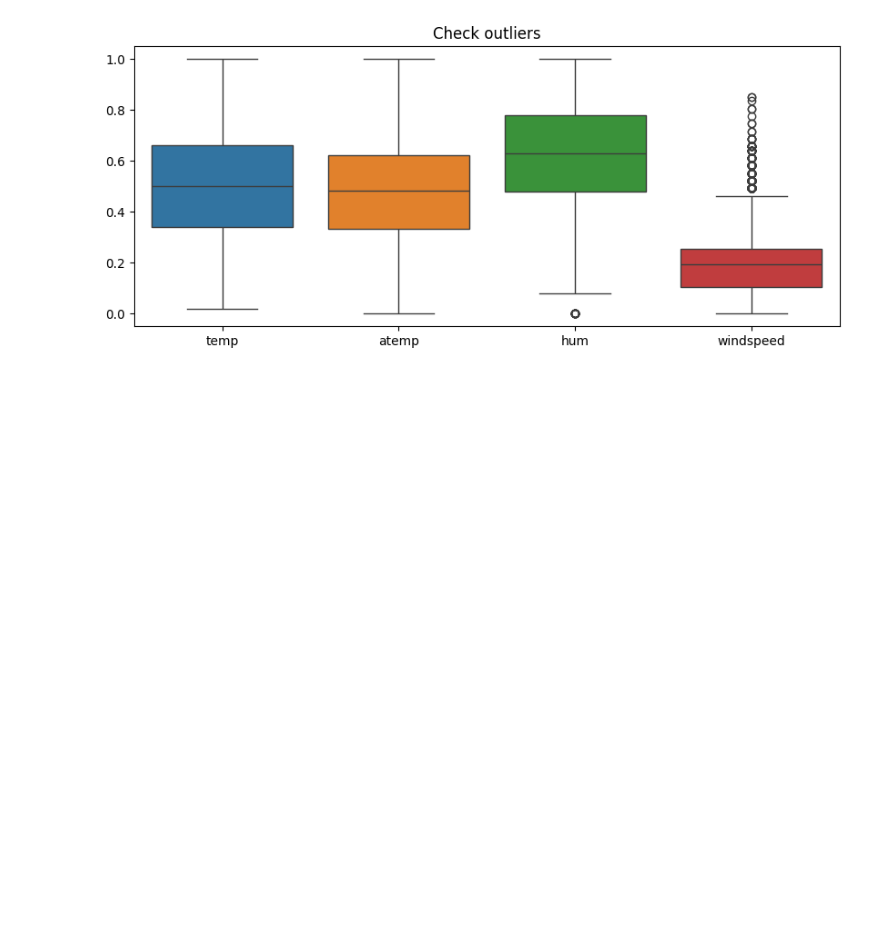
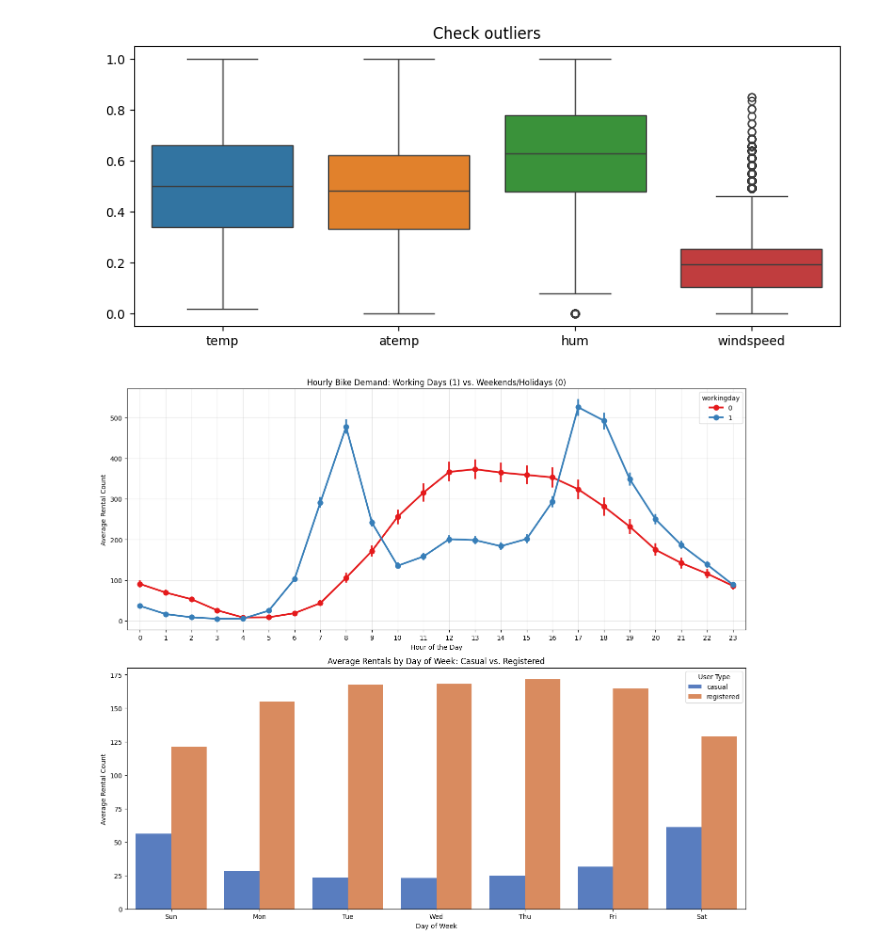
Before and after one commit to boughanmiyoussef/BikeDemand, a Jupyter notebook: notebook/BikeDemand.ipynb, the cells around one changed output. Saved outputs shown, nothing was run; the diff lists cells and outputs as text; code cells hidden in the pictures; blank space fills up the shorter version.

Commit message:
check the comparison between registered users and casual users

```diff
--- a/notebook/BikeDemand.ipynb
+++ b/notebook/BikeDemand.ipynb
@@ -180,3 +180,26 @@ plt.title('Check outliers')
 plt.show()
 # %% [output]
 [figure]
+# %%
+fig, axes = plt.subplots(2, 1, figsize=(14, 12))
+sns.pointplot(data=df_hour, x='hr', y='cnt', hue='workingday', palette='Set1', ax=axes[0])
+axes[0].set_title('Hourly Bike Demand: Working Days (1) vs. Weekends/Holidays (0)')
+axes[0].set_xlabel('Hour of the Day')
+axes[0].set_ylabel('Average Rental Count')
+axes[0].grid(True, alpha=0.3)
+
+
+df_week = df_hour.groupby('weekday')[['casual', 'registered']].mean().reset_index()
+df_week_melted = pd.melt(df_week, id_vars=['weekday'], value_vars=['casual', 'registered'],
+                         var_name='User Type', value_name='Average Rentals')
+
+sns.barplot(data=df_week_melted, x='weekday', y='Average Rentals', hue='User Type', palette='muted', ax=axes[1])
+axes[1].set_title('Average Rentals by Day of Week: Casual vs. Registered')
+axes[1].set_xticklabels(['Sun', 'Mon', 'Tue', 'Wed', 'Thu', 'Fri', 'Sat'])
+axes[1].set_xlabel('Day of Week')
+axes[1].set_ylabel('Average Rental Count')
+
+plt.tight_layout()
+plt.show()
+# %% [output]
+[figure, added]
```
